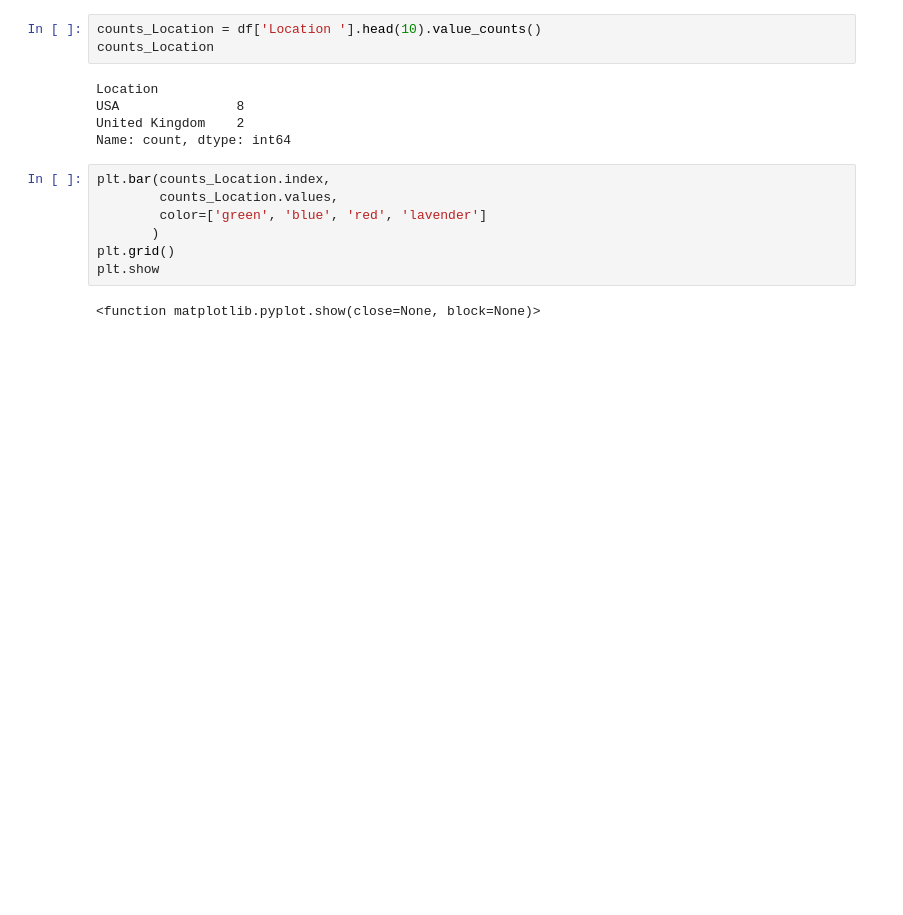
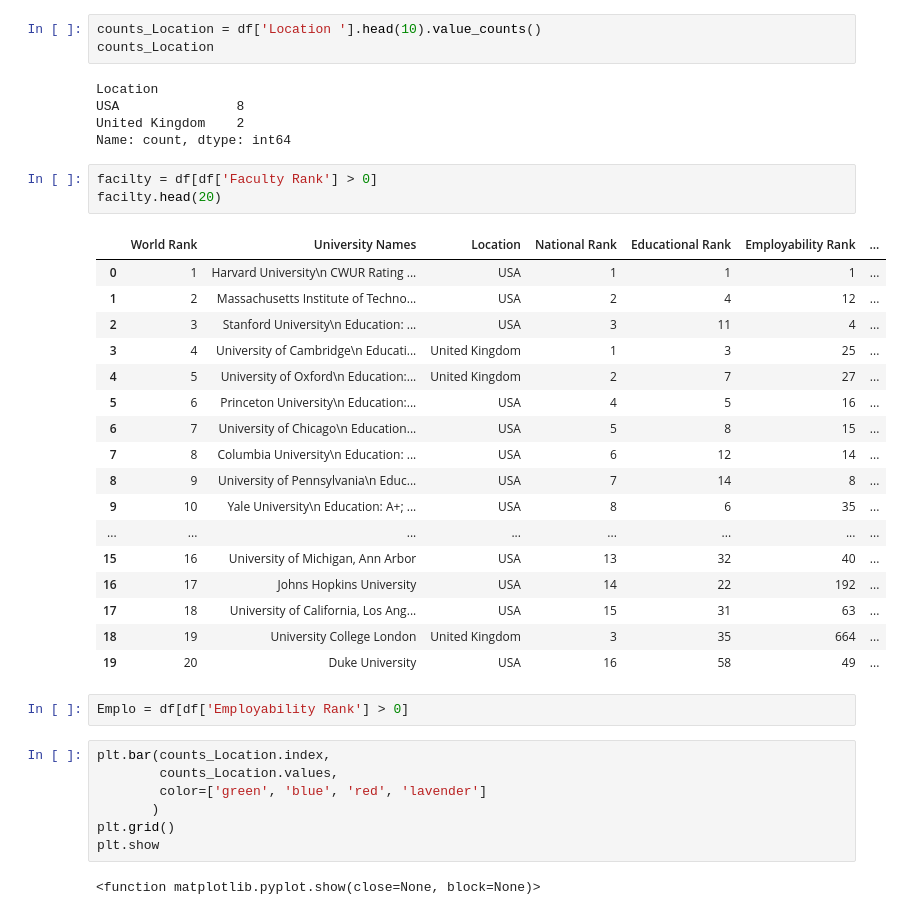
Before and after one commit to Tuwaiq-DS-ML-bootcamp-V-7/Usecase-3-Project-2, a Jupyter notebook: EDA explain template 3.ipynb, the cells around one changed output. Saved outputs shown, nothing was run; the diff lists cells and outputs as text; blank space fills up the shorter version.

```diff
--- a/EDA explain template 3.ipynb
+++ b/EDA explain template 3.ipynb
@@ -427,6 +388,29 @@ Location
 USA               8
 United Kingdom    2
 Name: count, dtype: int64
+# %%
+facilty = df[df['Faculty Rank'] > 0]
+facilty.head(20)
+# %% [output]
+|  | World Rank | University Names | Location | National Rank | Educational Rank | Employability Rank | ... |
+| 0 | 1 | Harvard University\n CWUR Rating ... | USA | 1 | 1 | 1 | ... |
+| 1 | 2 | Massachusetts Institute of Techno... | USA | 2 | 4 | 12 | ... |
+| 2 | 3 | Stanford University\n Education: ... | USA | 3 | 11 | 4 | ... |
+| 3 | 4 | University of Cambridge\n Educati... | United Kingdom | 1 | 3 | 25 | ... |
+| 4 | 5 | University of Oxford\n Education:... | United Kingdom | 2 | 7 | 27 | ... |
+| 5 | 6 | Princeton University\n Education:... | USA | 4 | 5 | 16 | ... |
+| 6 | 7 | University of Chicago\n Education... | USA | 5 | 8 | 15 | ... |
+| 7 | 8 | Columbia University\n Education: ... | USA | 6 | 12 | 14 | ... |
+| 8 | 9 | University of Pennsylvania\n Educ... | USA | 7 | 14 | 8 | ... |
+| 9 | 10 | Yale University\n Education: A+; ... | USA | 8 | 6 | 35 | ... |
+| ... | ... | ... | ... | ... | ... | ... | ... |
+| 15 | 16 | University of Michigan, Ann Arbor | USA | 13 | 32 | 40 | ... |
+| 16 | 17 | Johns Hopkins University | USA | 14 | 22 | 192 | ... |
+| 17 | 18 | University of California, Los Ang... | USA | 15 | 31 | 63 | ... |
+| 18 | 19 | University College London | United Kingdom | 3 | 35 | 664 | ... |
+| 19 | 20 | Duke University | USA | 16 | 58 | 49 | ... |
+# %%
+Emplo = df[df['Employability Rank'] > 0]
 # %%
 plt.bar(counts_Location.index,
         counts_Location.values,
```
Also changed, not shown: parts of 25 cells of this notebook.
